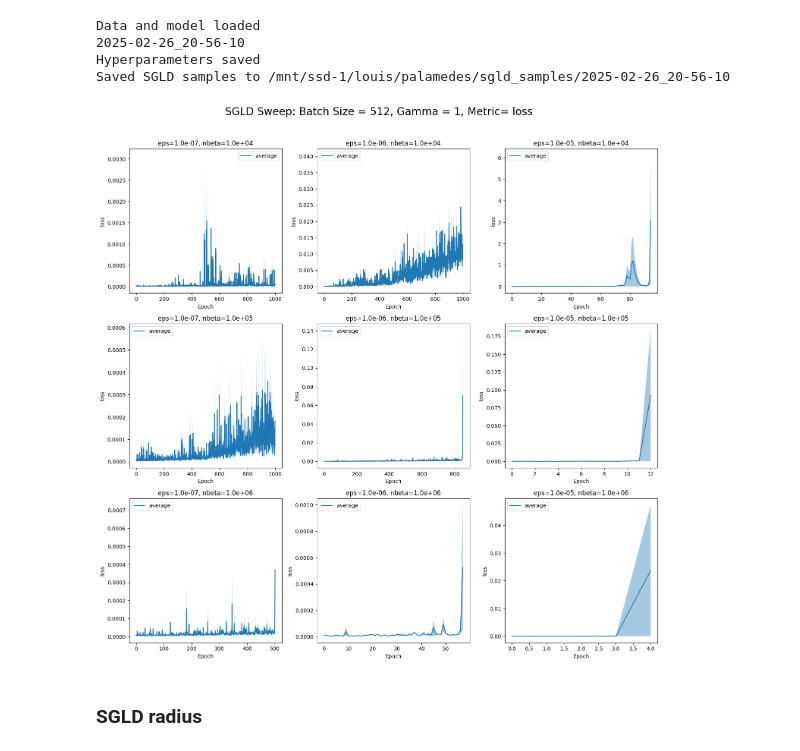
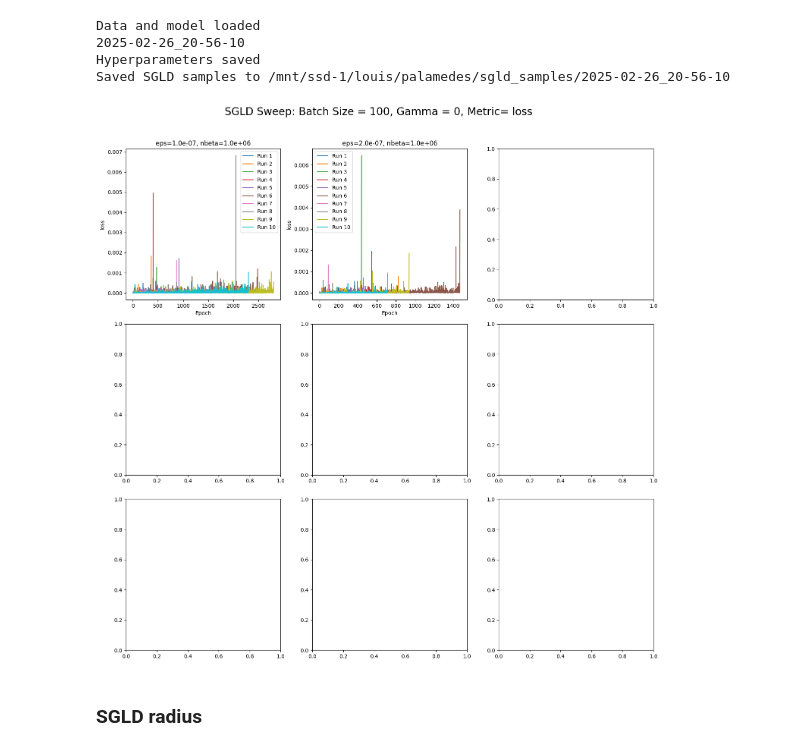
Before and after one commit to EleutherAI/tyche, a Jupyter notebook: notebooks/sgld_playground.ipynb, the cells around one changed output. Saved outputs shown, nothing was run; the diff lists cells and outputs as text; code cells hidden in the pictures.

```diff
--- a/notebooks/sgld_playground.ipynb
+++ b/notebooks/sgld_playground.ipynb
@@ -236,14 +296,19 @@ Saved SGLD samples to /mnt/ssd-1/louis/palamedes/sgld_samples/2025-02-26_20-56-1
 # %%
 from palamedes.viz import plot_sgld_sweep
 
 
-dir_path_sweep = "/mnt/ssd-1/louis/palamedes/sgld_samples/2025-02-26_15-34-46"
+dir_path_sweep = "/mnt/ssd-1/louis/palamedes/sgld_samples/2025-02-27_14-11-05"
 
+# L2_norm or L2_distance_init
 plot_sgld_sweep(
-    dir_path=dir_path_sweep, batch_size=512, gamma=1, metric="loss", average=True
+    dir_path=dir_path_sweep,
+    batch_size=100,
+    gamma=0,
+    metric="loss",
+    average=False,
 ).show()
 # %% [output]
-[figure, old version]
+[figure, new version]
 # %% [markdown]
 ### SGLD radius
 # %%
```
Also changed, not shown: parts of 12 cells of this notebook, 3 other files.
